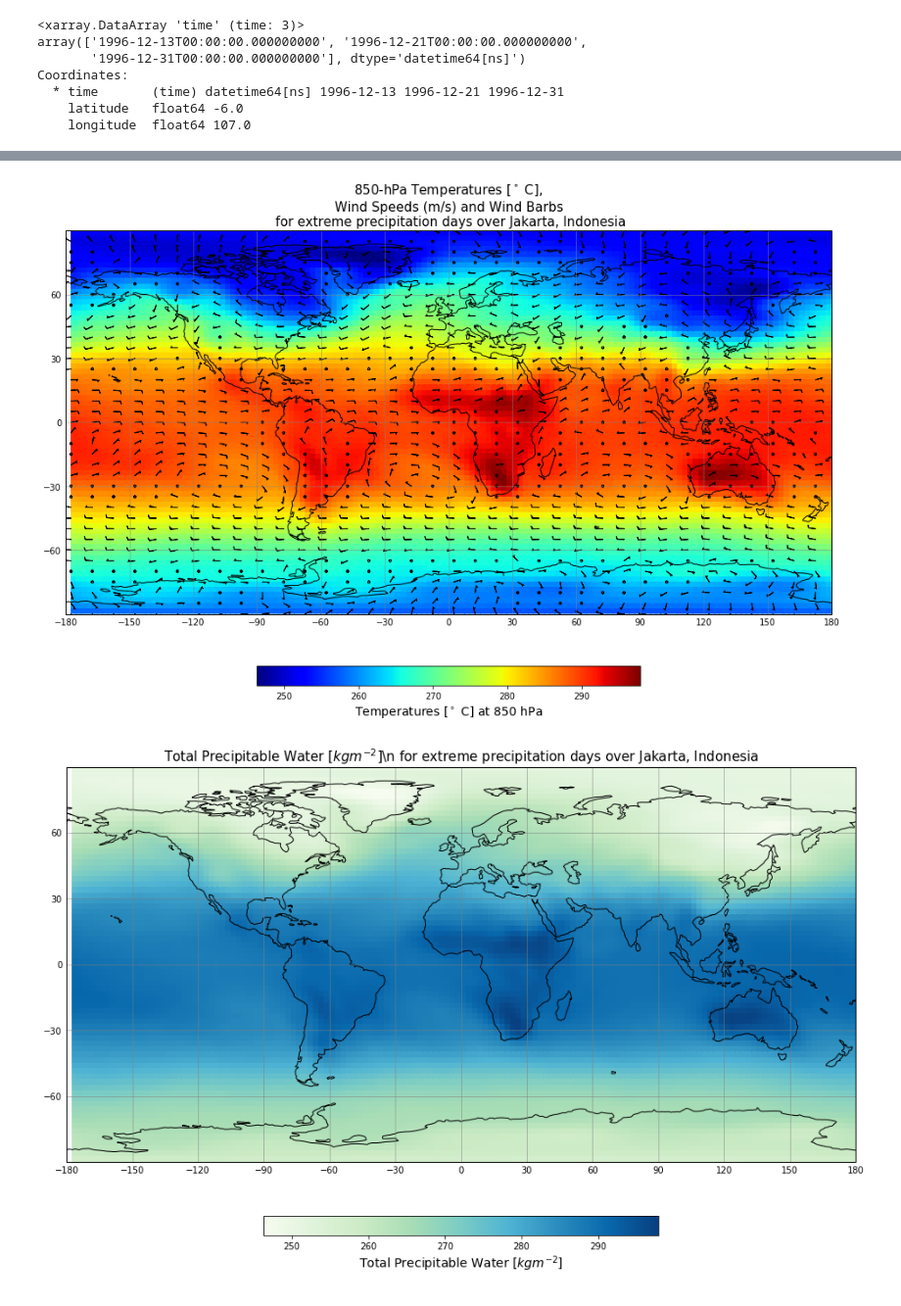
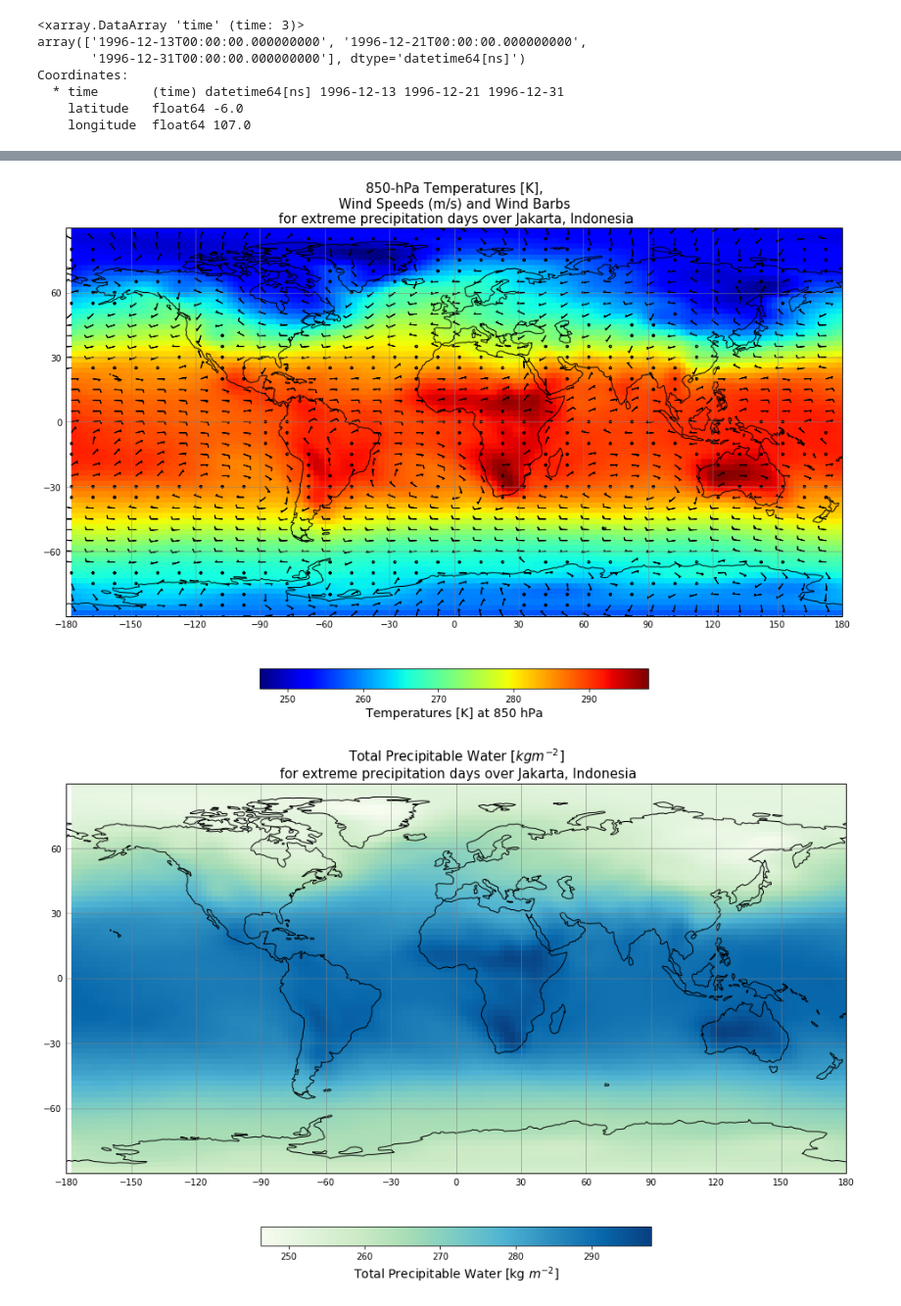
Before and after one commit to bieri2/ATMS597-Project3-GroupE, a Jupyter notebook: ATMS597_Project3_Arka_updated.ipynb, the cells around one changed output, grey strips where cells are left out. Shown at 98% size. Cells and saved outputs as stored; diff of their text form; code cells hidden in the pictures.

```diff
--- a/ATMS597_Project3_Arka_updated.ipynb
+++ b/ATMS597_Project3_Arka_updated.ipynb
@@ -796,11 +796,11 @@ gl.xlocator = mticker.FixedLocator(np.arange(-180,181,30))
 gl.ylocator = mticker.FixedLocator(np.arange(-90,91,30))
 gl.xlabels_top = False
 gl.ylabels_right = False
-plt.title('850-hPa Temperatures [$^\circ$ C],\n Wind Speeds (m/s) and Wind Barbs \n for extreme precipitation days over Jakarta, Indonesia',
+plt.title('850-hPa Temperatures [K],\n Wind Speeds (m/s) and Wind Barbs \n for extreme precipitation days over Jakarta, Indonesia',
           fontsize=15)
 ax.coastlines()
 cb = plt.colorbar(cs2, orientation='horizontal', shrink=0.5, pad=0.07)
-cb.set_label(r'Temperatures [$^\circ$ C] at 850 hPa', fontsize=14)
+cb.set_label(r'Temperatures [K] at 850 hPa', fontsize=14)
 plt.show()
 
 # all levels
@@ -819,11 +819,11 @@ gl.xlocator = mticker.FixedLocator(np.arange(-180,181,30))
 gl.ylocator = mticker.FixedLocator(np.arange(-90,91,30))
 gl.xlabels_top = False
 gl.ylabels_right = False
-plt.title(r'Total Precipitable Water [$kg m^{-2}$]\n for extreme precipitation days over Jakarta, Indonesia',
+plt.title('Total Precipitable Water [$kg m^{-2}$]\n for extreme precipitation days over Jakarta, Indonesia',
           fontsize=15)
 ax.coastlines()
 cb = plt.colorbar(cs2, orientation='horizontal', shrink=0.5, pad=0.07)
-cb.set_label(r'Total Precipitable Water [$kg m^{-2}$]', fontsize=14)
+cb.set_label(r'Total Precipitable Water [kg $m^{-2}$]', fontsize=14)
 plt.show()
 
 # level = surface
@@ -832,34 +832,34 @@ lons = combined_Uwind_10m['lon'][:]
 lons_cyclic = np.roll(lons,96)
 uwnd_level = combined_Uwind_10m
 uwnd_data = np.roll(uwnd_level['uwnd'].mean('time'),96,axis=1)
 vwnd_level = combined_Vwind_10m
 vwnd_data = np.roll(vwnd_level['vwnd'].mean('time'),96,axis=1)
 air_level = combined_SkinTemp_Sfc
 air_data = np.roll(air_level['skt'].mean('time'),96,axis=1)
 plt.figure(figsize=(16,16))
 ax = plt.axes(projection=ccrs.PlateCarree())
 cs2 = plt.pcolormesh(lons_cyclic, lats, air_data,
               transform=ccrs.PlateCarree(), cmap='jet')
 ax.barbs(lons_cyclic[::4], lats[::2], uwnd_data[::2,::4],
           vwnd_data[::2,::4], length=4)
 # ax.quiver(lons_cyclic[::4], lats[::2], uwnd_data[::2,::4],
 #           vwnd_data[::2,::4])
 gl = ax.gridlines(crs=ccrs.PlateCarree(), draw_labels=True,
                   linewidth=1, color='gray', alpha=0.5, linestyle='-')
 #set where the gridlines go
 gl.xlocator = mticker.FixedLocator(np.arange(-180,181,30))
 gl.ylocator = mticker.FixedLocator(np.arange(-90,91,30))
 gl.xlabels_top = False
 gl.ylabels_right = False
-plt.title('Surface Temperatures [$^\circ$ C],\n Wind Speeds (m/s) and Wind Barbs \n for extreme precipitation days over Jakarta, Indonesia',
+plt.title('Surface Temperatures [K],\n Wind Speeds (m/s) and Wind Barbs \n for extreme precipitation days over Jakarta, Indonesia',
           fontsize=15)
 ax.coastlines()
 cb = plt.colorbar(cs2, orientation='horizontal', shrink=0.5, pad=0.07)
-cb.set_label(r'Surface Temperatures [$^\circ$ C]', fontsize=14)
+cb.set_label(r'Surface Temperatures [K]', fontsize=14)
 plt.show()
 # %% [output]
 [figure]
 [figure]
 [figure]
-[figure, old version]
+[figure, new version]
-[figure, old version]
+[figure, new version]
```
Also changed, not shown: parts of 1 cell of this notebook.
